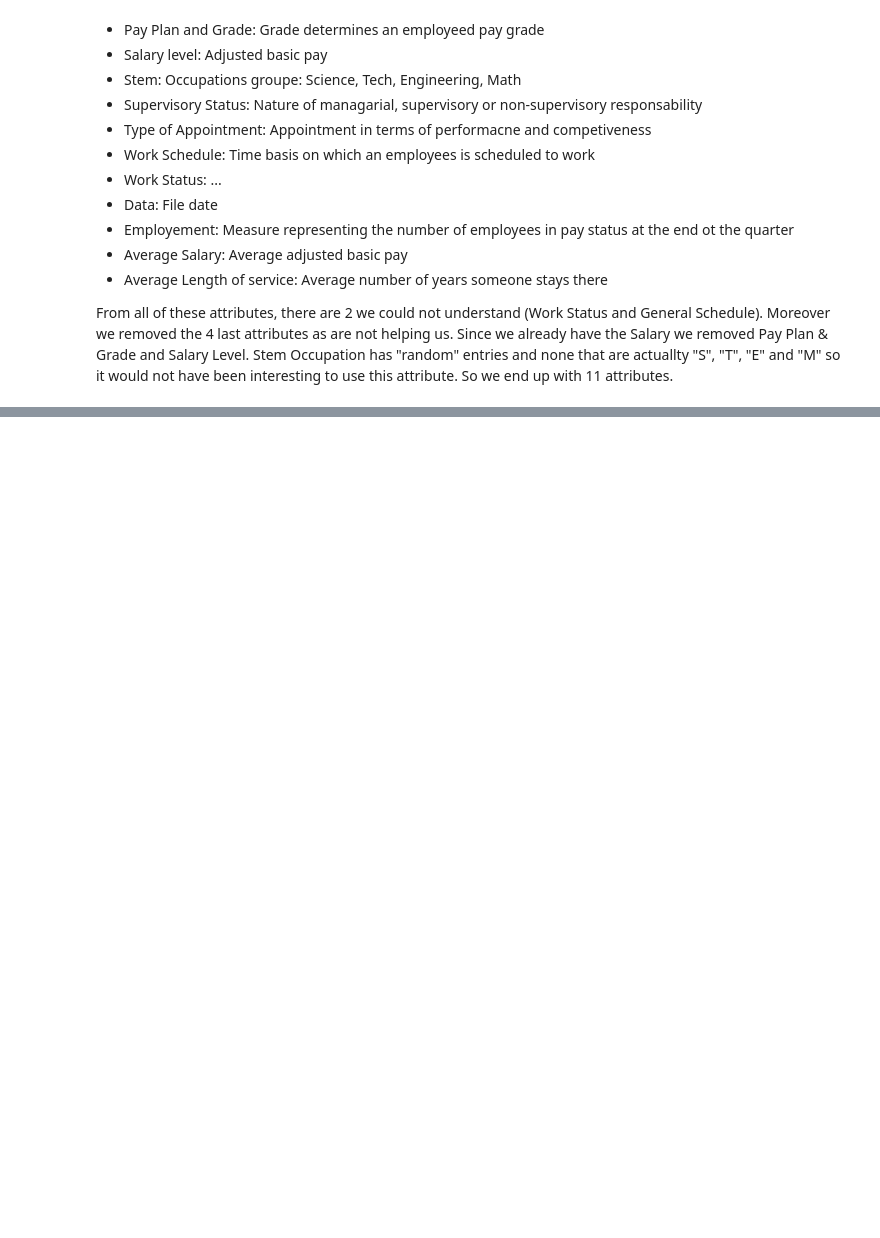
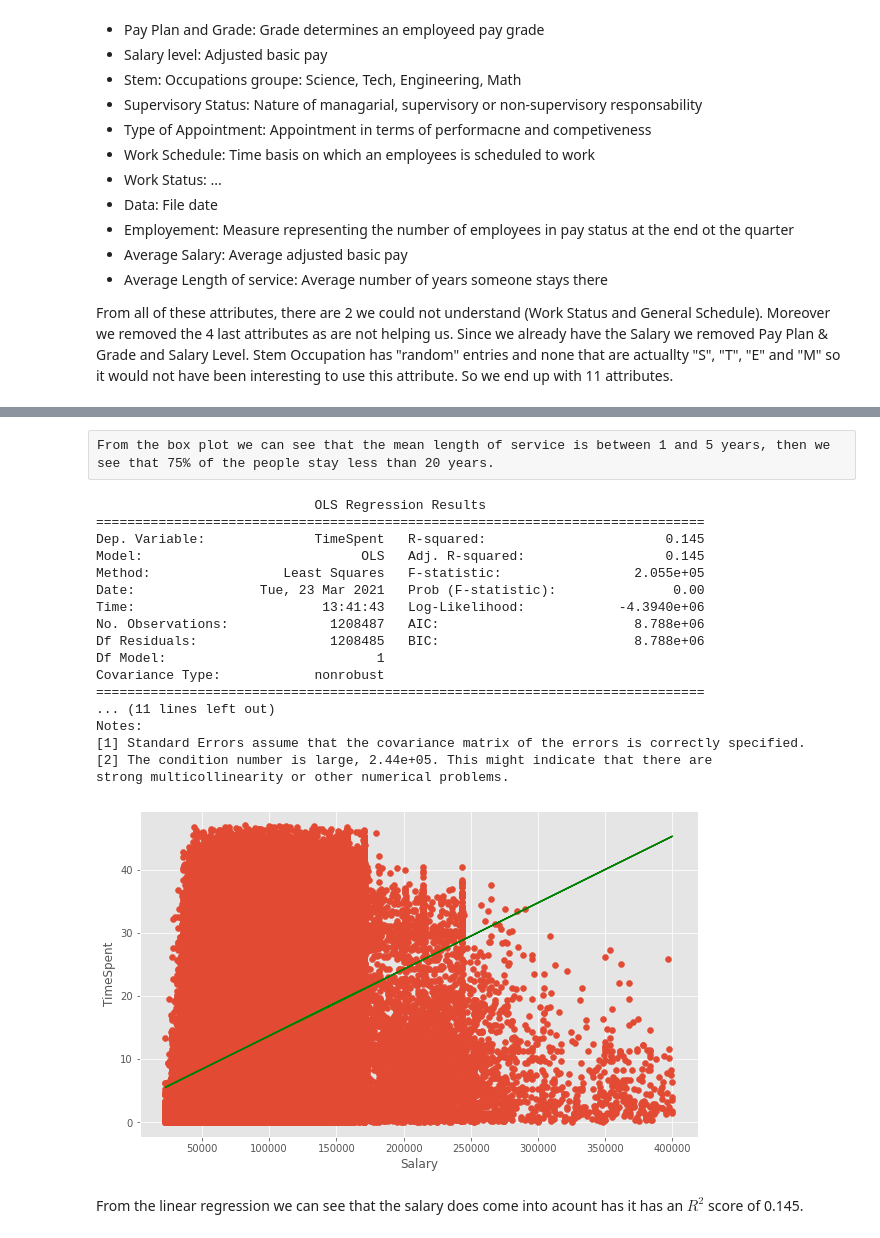
Before and after one commit to EliottSimon17/DataMadness, a Jupyter notebook: dataMadness.ipynb, the cells around one changed output, grey strips where cells are left out. Cells and saved outputs as stored; diff of their text form; code cells hidden in the pictures; blank space fills up the shorter version.

```diff
--- a/dataMadness.ipynb
+++ b/dataMadness.ipynb
@@ -125,0 +172,31 @@ plt.show()
+# %% [raw]
+From the box plot we can see that the mean length of service is between 1 and 5 years, then we see that 75% of the people stay less than 20 years.
+# %%
+plt.scatter(x=cleaned["Salary"], y=cleaned["TimeSpent"])
+model = sm.ols(formula="TimeSpent ~ Salary", data=cleaned).fit()
+print(model.summary())
+plt.plot(cleaned["Salary"], model.predict(), color="g")
+plt.xlabel("Salary")
+plt.ylabel("TimeSpent")
+plt.show()
+# %% [output]
+                            OLS Regression Results
+==============================================================================
+Dep. Variable:              TimeSpent   R-squared:                       0.145
+Model:                            OLS   Adj. R-squared:                  0.145
+Method:                 Least Squares   F-statistic:                 2.055e+05
+Date:                Tue, 23 Mar 2021   Prob (F-statistic):               0.00
+Time:                        13:41:43   Log-Likelihood:            -4.3940e+06
+No. Observations:             1208487   AIC:                         8.788e+06
+Df Residuals:                 1208485   BIC:                         8.788e+06
+Df Model:                           1
+Covariance Type:            nonrobust
+==============================================================================
+... (11 lines left out)
+Notes:
+[1] Standard Errors assume that the covariance matrix of the errors is correctly specified.
+[2] The condition number is large, 2.44e+05. This might indicate that there are
+strong multicollinearity or other numerical problems.
+[figure, added]
+# %% [markdown]
+From the linear regression we can see that the salary does come into acount has it has an $R^2$ score of 0.145.
```
Also changed, not shown: parts of 16 cells of this notebook.
